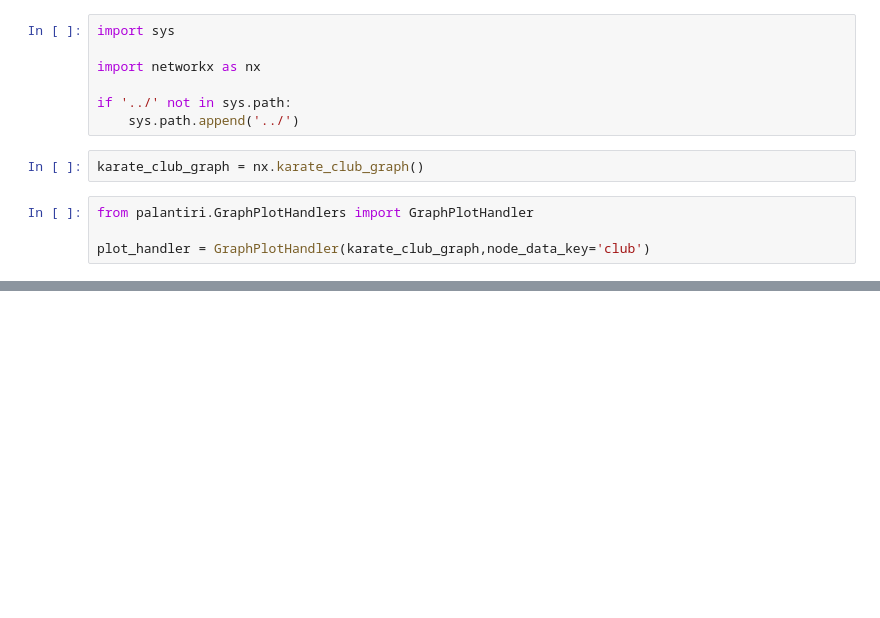
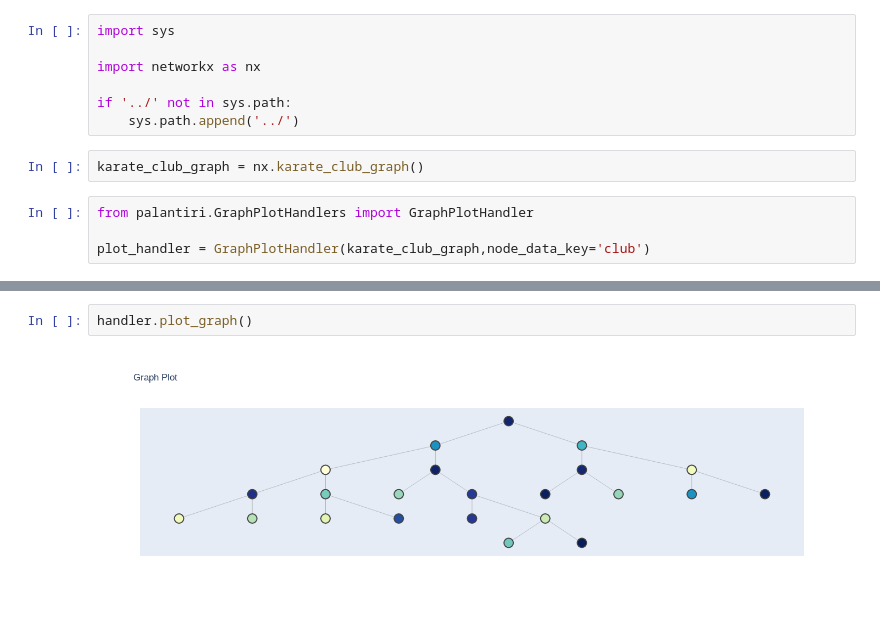
Before and after one commit to wolfenfeld/Palant-ri, a Jupyter notebook: notebooks/graph_demo.ipynb, the cells around one changed output, grey strips where cells are left out. Drawn from its saved outputs; the diff is of its cells as text; blank space fills up the shorter version.

```diff
--- a/notebooks/graph_demo.ipynb
+++ b/notebooks/graph_demo.ipynb
@@ -17,0 +102,4 @@ plot_handler.plot_graph()
+# %%
+handler.plot_graph()
+# %% [output]
+[figure, added]
```
Also changed, not shown: parts of 12 cells of this notebook, 3 other files.
